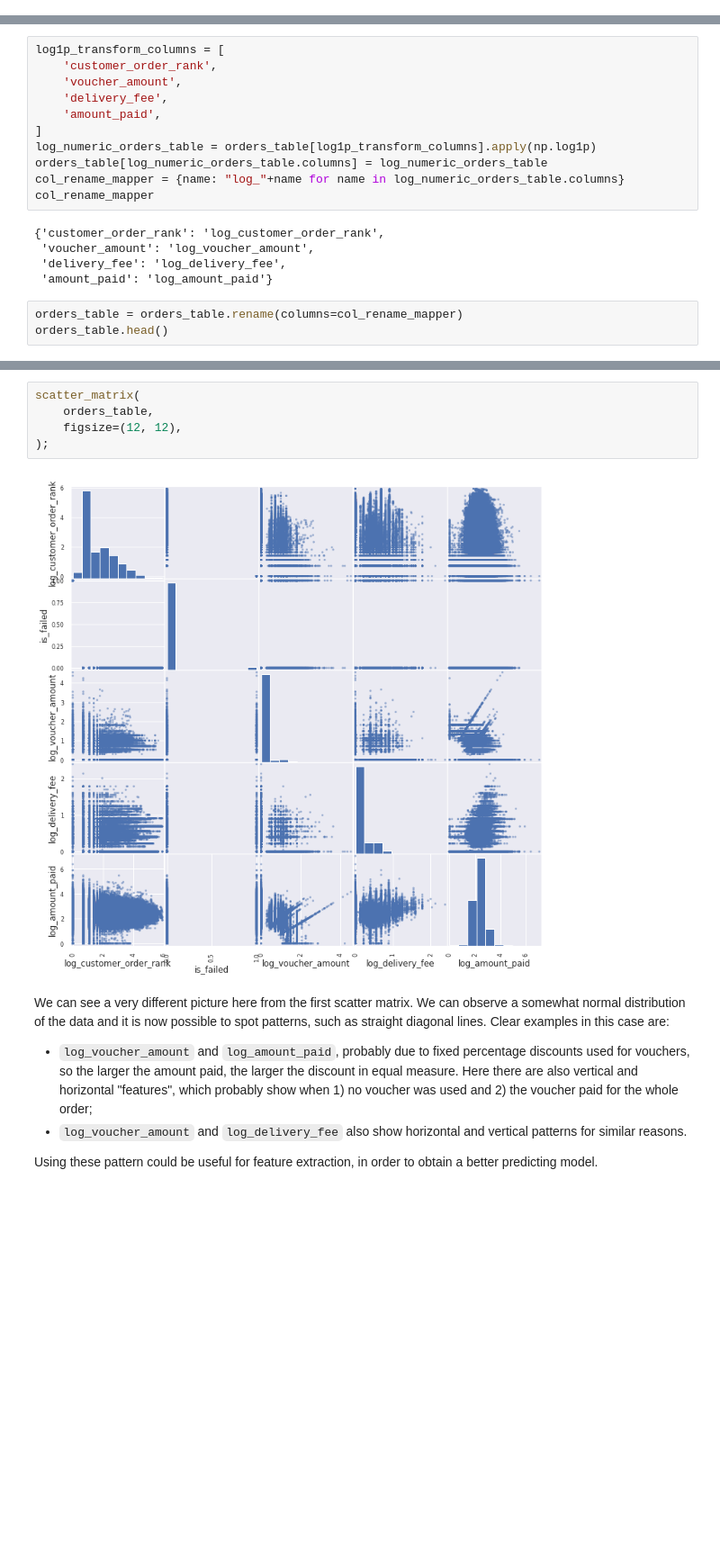
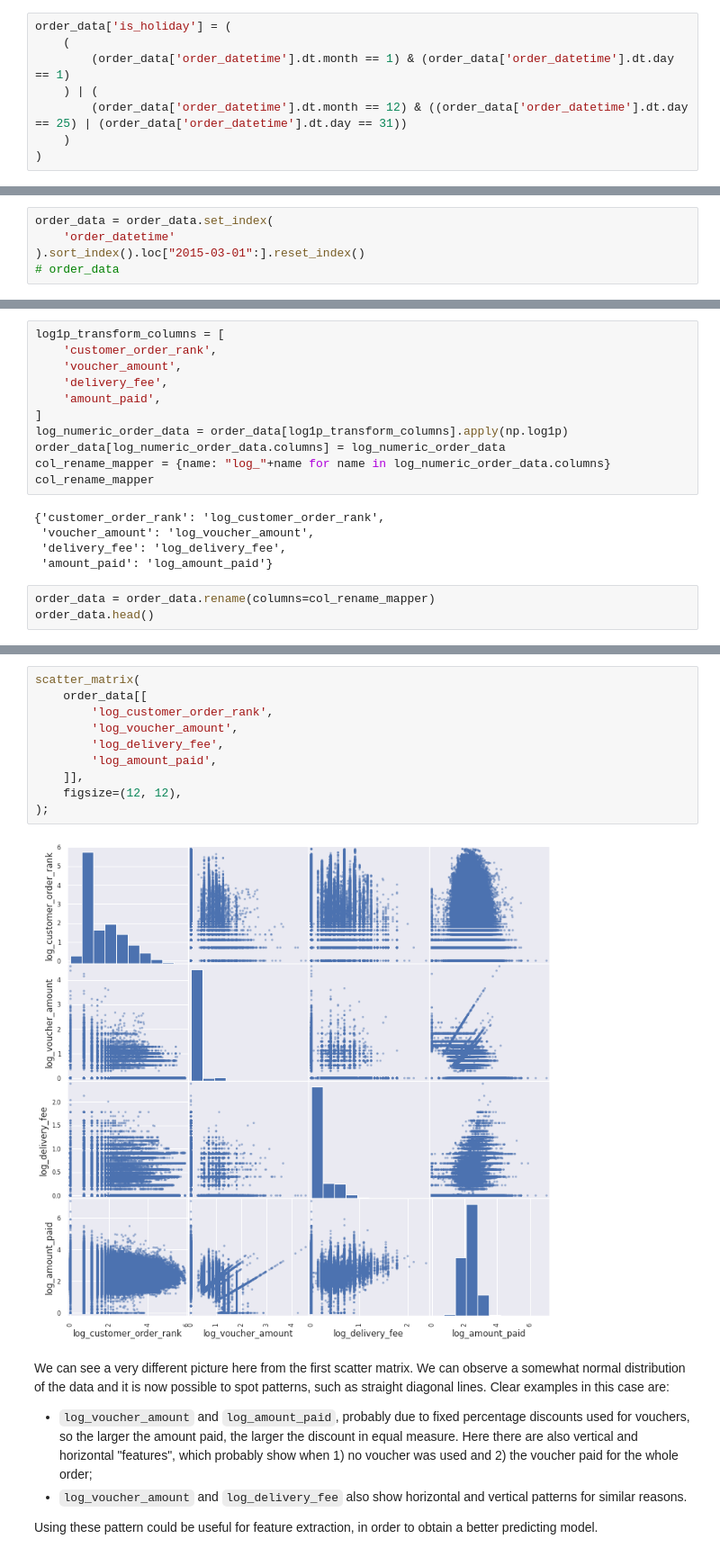
Before and after one commit to teoguso/fluffy-flower, a Jupyter notebook: notebooks/01-mg-initial-data-exploration.ipynb, the cells around one changed output, grey strips where cells are left out. Shown at 90% size. Drawn from its saved outputs; the diff is of its cells as text; blank space fills up the shorter version.

```diff
--- a/notebooks/01-mg-initial-data-exploration.ipynb
+++ b/notebooks/01-mg-initial-data-exploration.ipynb
@@ -384,0 +538,8 @@ which is always equal to one).
+# %%
+order_data['is_holiday'] = (
+    (
+        (order_data['order_datetime'].dt.month == 1) & (order_data['order_datetime'].dt.day == 1)
+    ) | (
+        (order_data['order_datetime'].dt.month == 12) & ((order_data['order_datetime'].dt.day == 25) | (order_data['order_datetime'].dt.day == 31))
+    )
+)
@@ -384,0 +569,5 @@ which is always equal to one).
+# %%
+order_data = order_data.set_index(
+    'order_datetime'
+).sort_index().loc["2015-03-01":].reset_index()
+# order_data
@@ -406,9 +598,9 @@ log1p_transform_columns = [
     'delivery_fee',
     'amount_paid',
 ]
-log_numeric_orders_table = orders_table[log1p_transform_columns].apply(np.log1p)
-orders_table[log_numeric_orders_table.columns] = log_numeric_orders_table
-col_rename_mapper = {name: "log_"+name for name in log_numeric_orders_table.columns}
+log_numeric_order_data = order_data[log1p_transform_columns].apply(np.log1p)
+order_data[log_numeric_order_data.columns] = log_numeric_order_data
+col_rename_mapper = {name: "log_"+name for name in log_numeric_order_data.columns}
 col_rename_mapper
 # %% [output]
 {'customer_order_rank': 'log_customer_order_rank',
@@ -416,6 +608,6 @@ col_rename_mapper
  'delivery_fee': 'log_delivery_fee',
  'amount_paid': 'log_amount_paid'}
 # %%
-orders_table = orders_table.rename(columns=col_rename_mapper)
-orders_table.head()
+order_data = order_data.rename(columns=col_rename_mapper)
+order_data.head()
 # %% [output]
@@ -428,10 +620,15 @@ orders_table.head()
 # %%
 scatter_matrix(
-    orders_table,
+    order_data[[
+        'log_customer_order_rank',
+        'log_voucher_amount',
+        'log_delivery_fee',
+        'log_amount_paid',
+    ]],
     figsize=(12, 12),
 );
 # %% [output]
-[figure, old version]
+[figure, new version]
 # %% [markdown]
 We can see a very different picture here from the first scatter matrix.
 We can observe a somewhat normal distribution of the data and it is now
```
Also changed, not shown: parts of 55 cells of this notebook, 1 other file.
